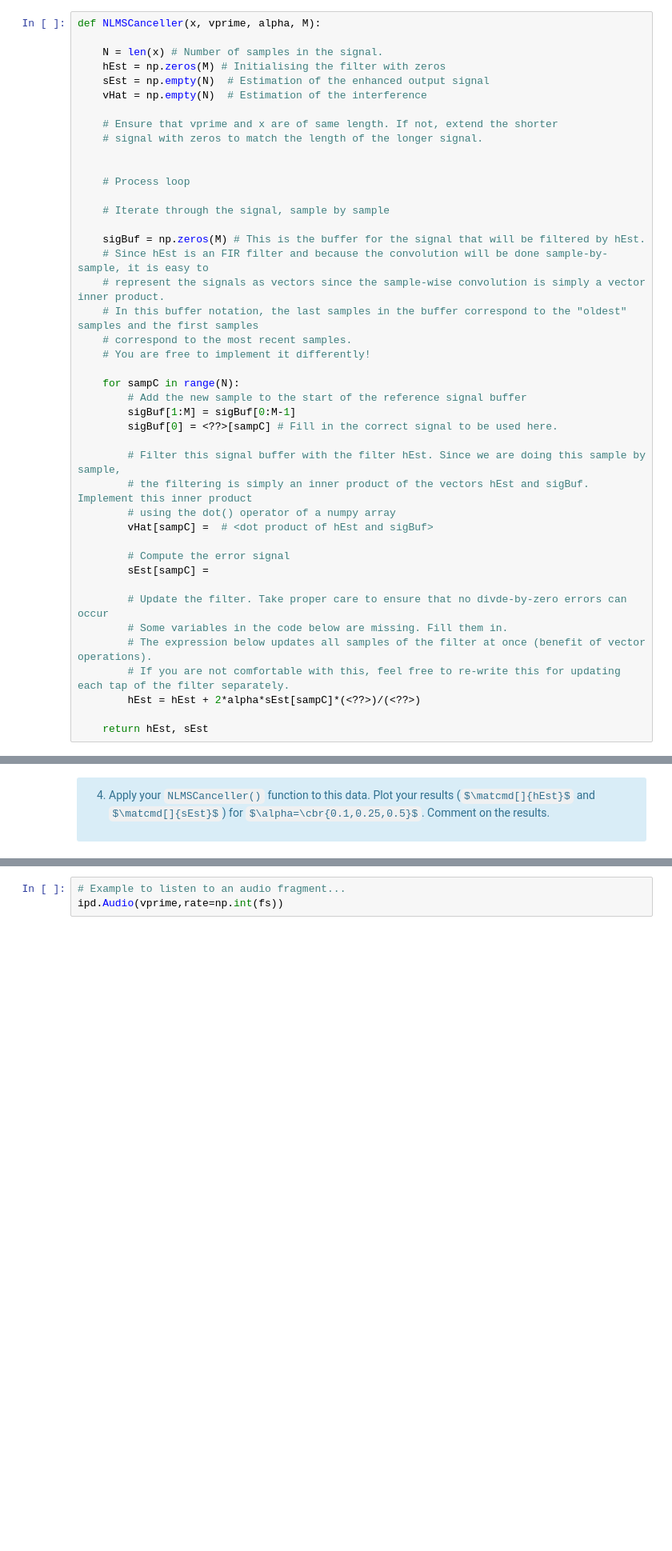
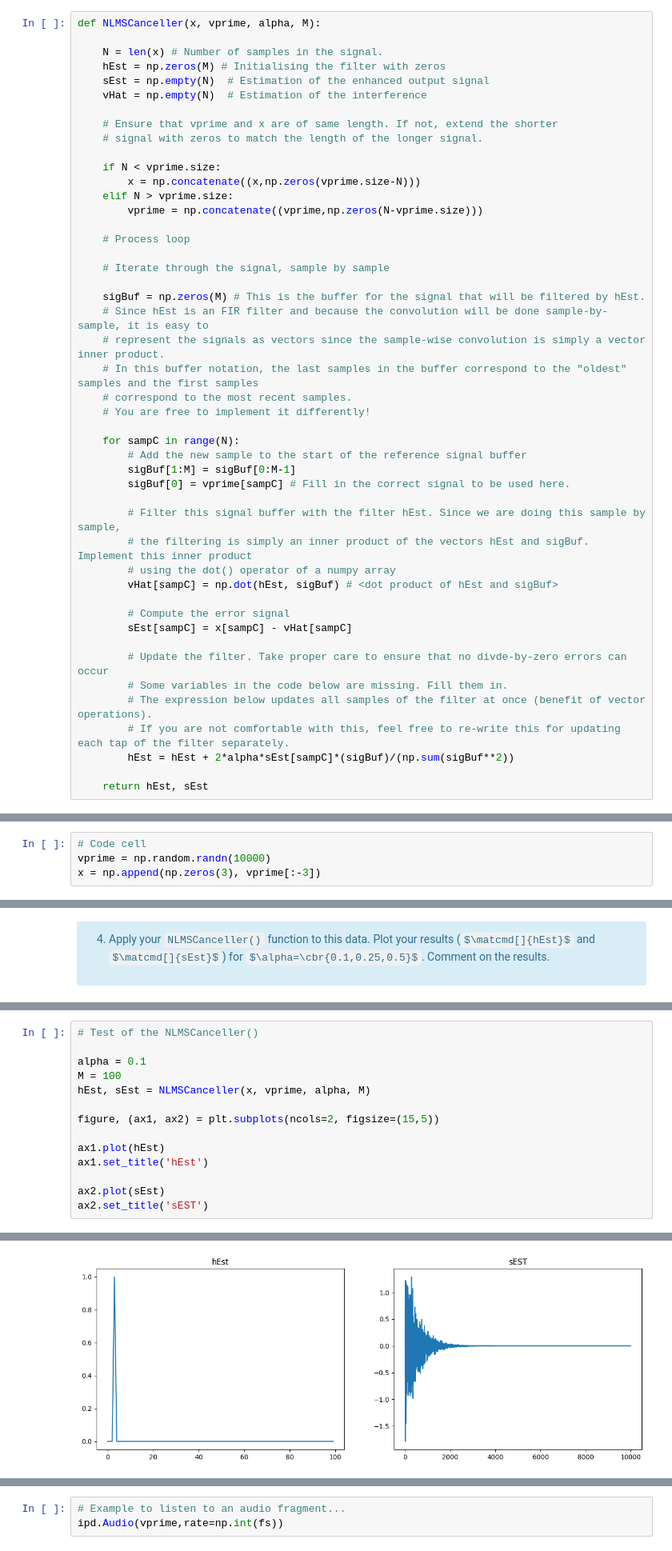
Before and after one commit to vbelpair/Ugent, a Jupyter notebook: Medical_Signal_Processing_and_Statistics/assignment_4/ex04_vincent.ipynb, the cells around one changed output, grey strips where cells are left out. Shown at 80% size. Cells and saved outputs as stored; diff of their text form; some formulas as TeX source; blank space fills up the shorter version.

```diff
--- a/Medical_Signal_Processing_and_Statistics/assignment_4/ex04_vincent.ipynb
+++ b/Medical_Signal_Processing_and_Statistics/assignment_4/ex04_vincent.ipynb
@@ -341,6 +393,10 @@ def NLMSCanceller(x, vprime, alpha, M):
     # Ensure that vprime and x are of same length. If not, extend the shorter
     # signal with zeros to match the length of the longer signal.
 
+    if N < vprime.size:
+        x = np.concatenate((x,np.zeros(vprime.size-N)))
+    elif N > vprime.size:
+        vprime = np.concatenate((vprime,np.zeros(N-vprime.size)))
 
     # Process loop
 
@@ -356,21 +412,21 @@ def NLMSCanceller(x, vprime, alpha, M):
     for sampC in range(N):
         # Add the new sample to the start of the reference signal buffer
         sigBuf[1:M] = sigBuf[0:M-1]
-        sigBuf[0] = <??>[sampC] # Fill in the correct signal to be used here.
+        sigBuf[0] = vprime[sampC] # Fill in the correct signal to be used here.
 
         # Filter this signal buffer with the filter hEst. Since we are doing this sample by sample,
         # the filtering is simply an inner product of the vectors hEst and sigBuf. Implement this inner product
         # using the dot() operator of a numpy array
-        vHat[sampC] =  # <dot product of hEst and sigBuf>
+        vHat[sampC] = np.dot(hEst, sigBuf) # <dot product of hEst and sigBuf>
 
         # Compute the error signal
-        sEst[sampC] =
+        sEst[sampC] = x[sampC] - vHat[sampC]
 
         # Update the filter. Take proper care to ensure that no divde-by-zero errors can occur
         # Some variables in the code below are missing. Fill them in.
         # The expression below updates all samples of the filter at once (benefit of vector operations).
         # If you are not comfortable with this, feel free to re-write this for updating each tap of the filter separately.
-        hEst = hEst + 2*alpha*sEst[sampC]*(<??>)/(<??>)
+        hEst = hEst + 2*alpha*sEst[sampC]*(sigBuf)/(np.sum(sigBuf**2))
 
     return hEst, sEst
 # %% [markdown]
@@ -389,3 +443,7 @@ In practice, before we deploy our algorithms in the "wild", we should appropriat
+# %%
+# Code cell
+vprime = np.random.randn(10000)
+x = np.append(np.zeros(3), vprime[:-3])
 # %% [markdown]
 <div class="alert alert-info">
 Now answer the following questions:
@@ -409,0 +472,15 @@ Your answer/observations/conclusions here.
+# %%
+# Test of the NLMSCanceller()
+
+alpha = 0.1
+M = 100
+hEst, sEst = NLMSCanceller(x, vprime, alpha, M)
+
+figure, (ax1, ax2) = plt.subplots(ncols=2, figsize=(15,5))
+
+ax1.plot(hEst)
+ax1.set_title('hEst')
+
+ax2.plot(sEst)
+ax2.set_title('sEST')
+# %% [output]
@@ -410,3 +488,4 @@ Your answer/observations/conclusions here.
+[figure, added]
 # %% [markdown]
 ### Application to real data
 
```
Also changed, not shown: parts of 16 cells of this notebook.
